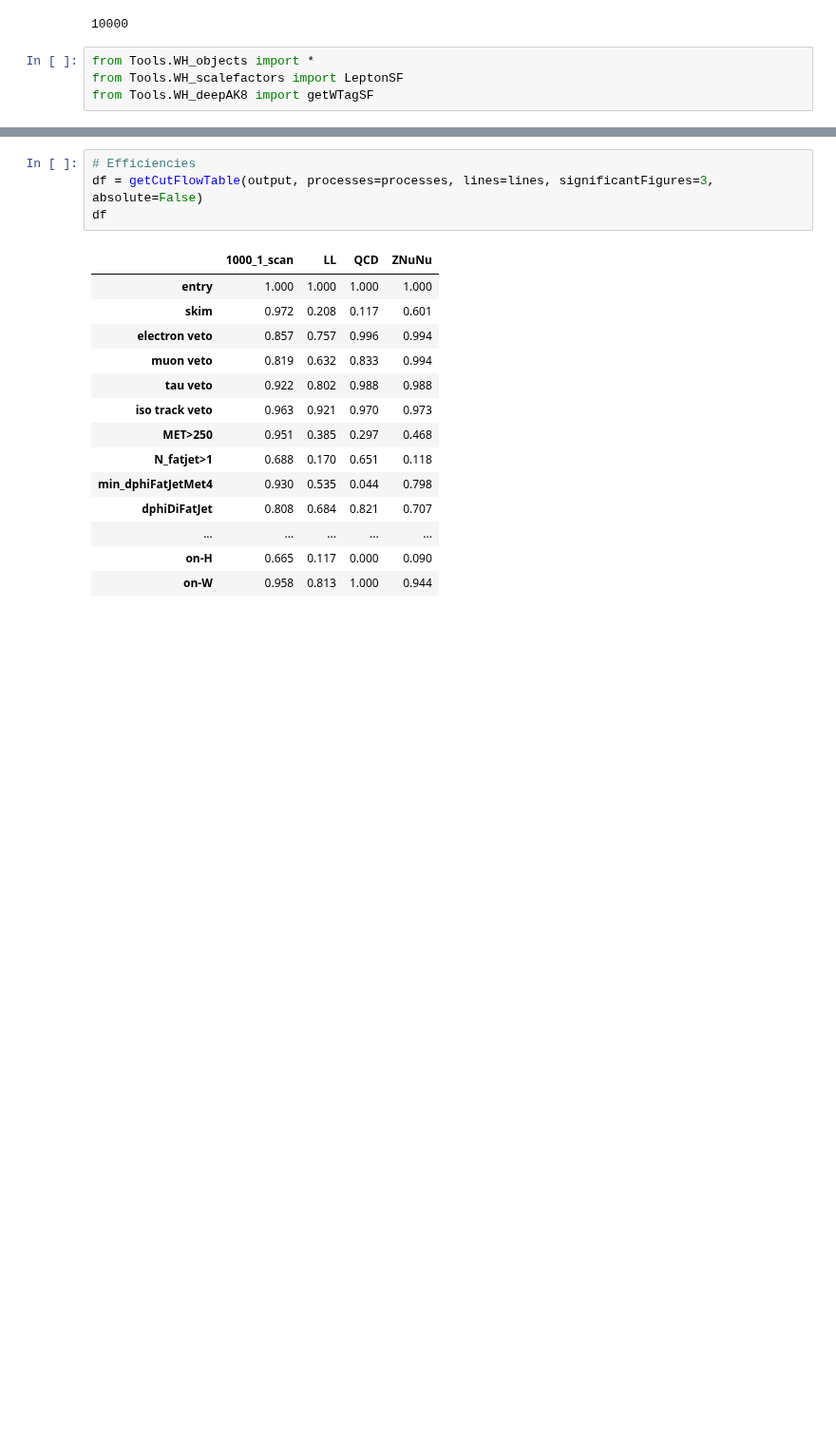
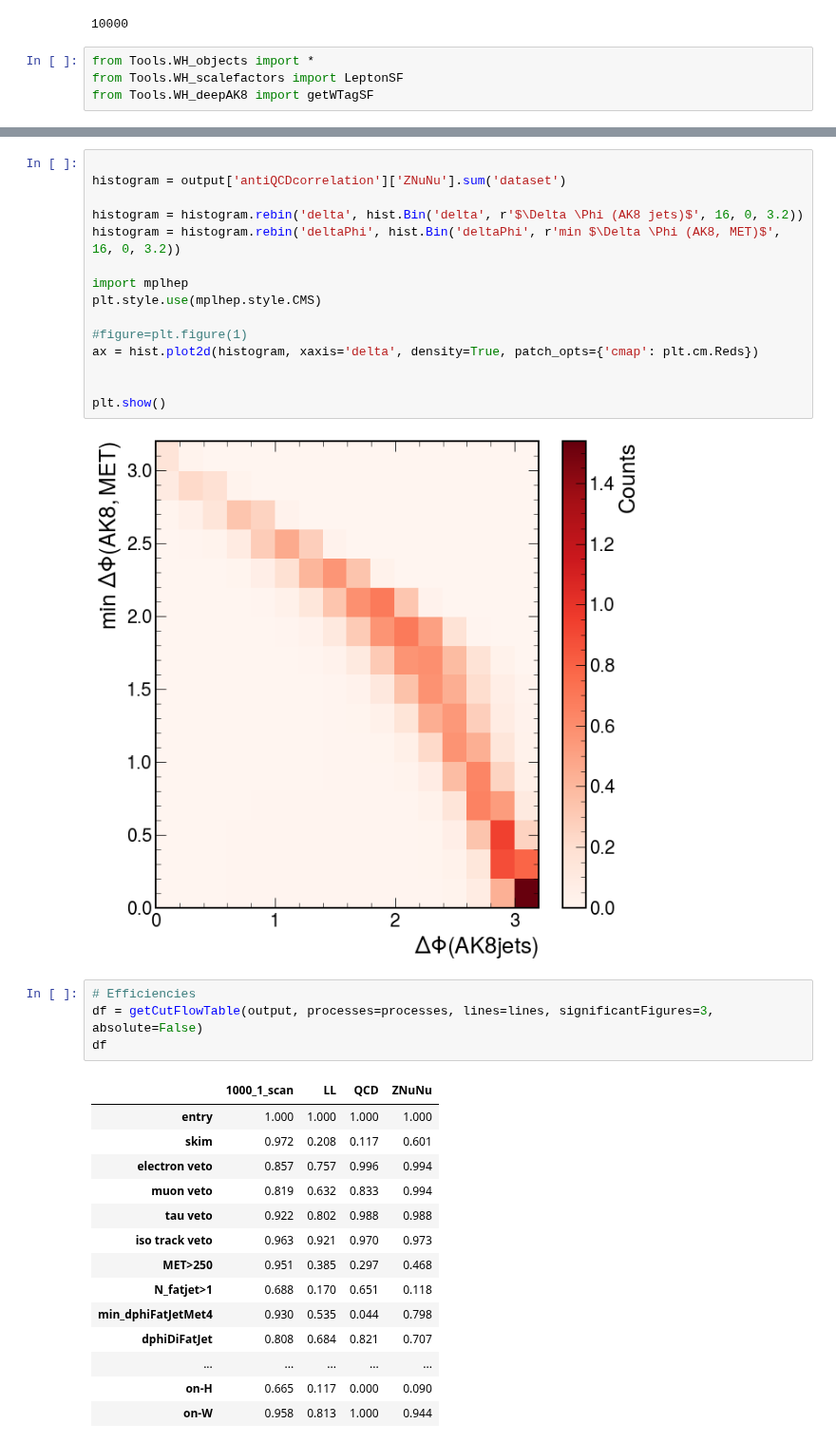
Before and after one commit to mirandabryson/tW_scattering, a Jupyter notebook: notebooks/WH_hadronic.ipynb, the cells around one changed output, grey strips where cells are left out. Shown at 95% size. Saved outputs shown, nothing was run; the diff lists cells and outputs as text; blank space fills up the shorter version.

```diff
--- a/notebooks/WH_hadronic.ipynb
+++ b/notebooks/WH_hadronic.ipynb
@@ -504,3 +535,20 @@ output['MET_pt_SR']['Data'].sum('pt').values(overflow='over')
+# %%
+
+histogram = output['antiQCDcorrelation']['ZNuNu'].sum('dataset')
+
+histogram = histogram.rebin('delta', hist.Bin('delta', r'$\Delta \Phi (AK8 jets)$', 16, 0, 3.2))
+histogram = histogram.rebin('deltaPhi', hist.Bin('deltaPhi', r'min $\Delta \Phi (AK8, MET)$', 16, 0, 3.2))
+
+import mplhep
+plt.style.use(mplhep.style.CMS)
+
+#figure=plt.figure(1)
+ax = hist.plot2d(histogram, xaxis='delta', density=True, patch_opts={'cmap': plt.cm.Reds})
+
+
+plt.show()
+# %% [output]
+[figure, added]
 # %%
 # Efficiencies
 df = getCutFlowTable(output, processes=processes, lines=lines, significantFigures=3, absolute=False)
```
Also changed, not shown: parts of 21 cells of this notebook, 1 other file.
